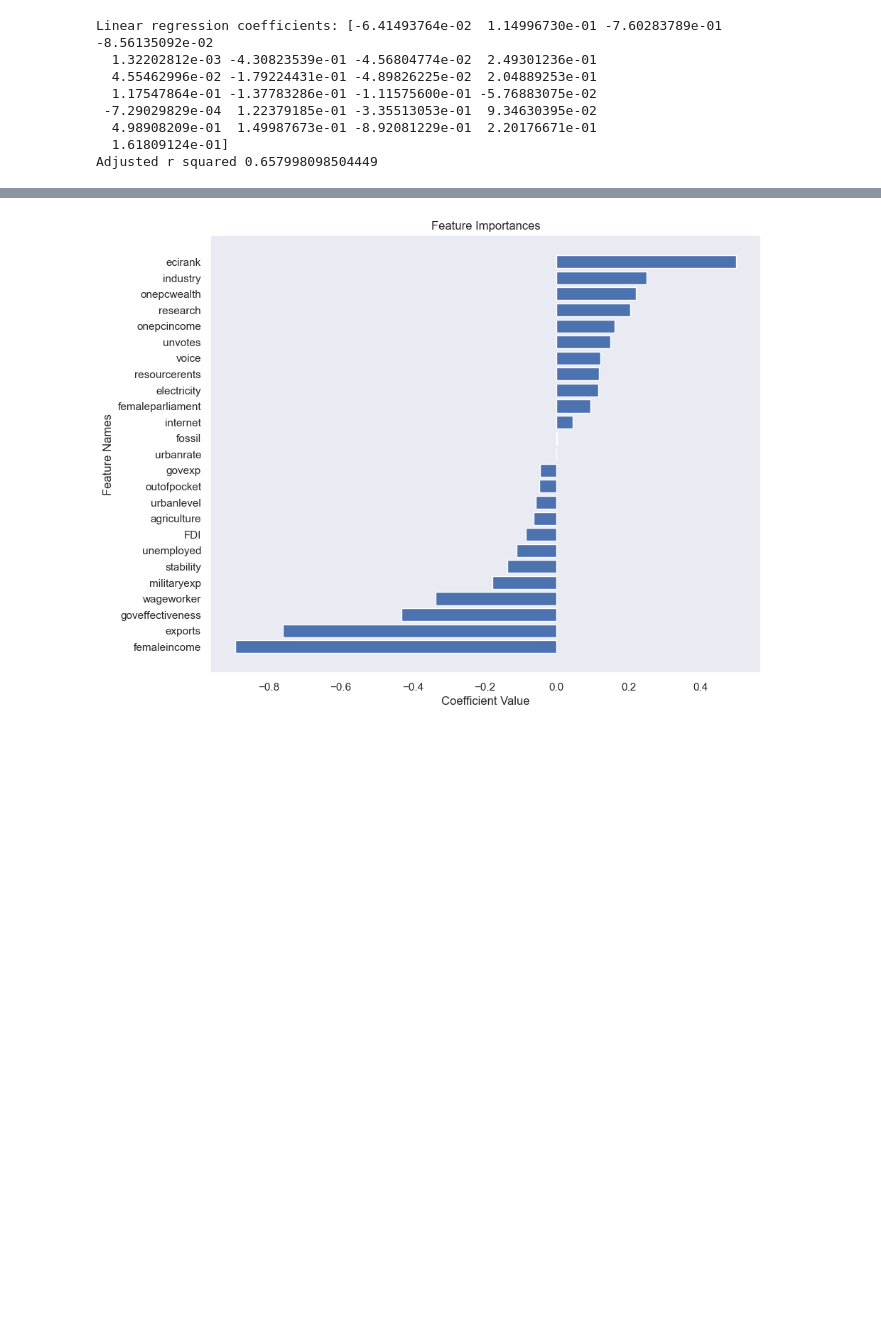
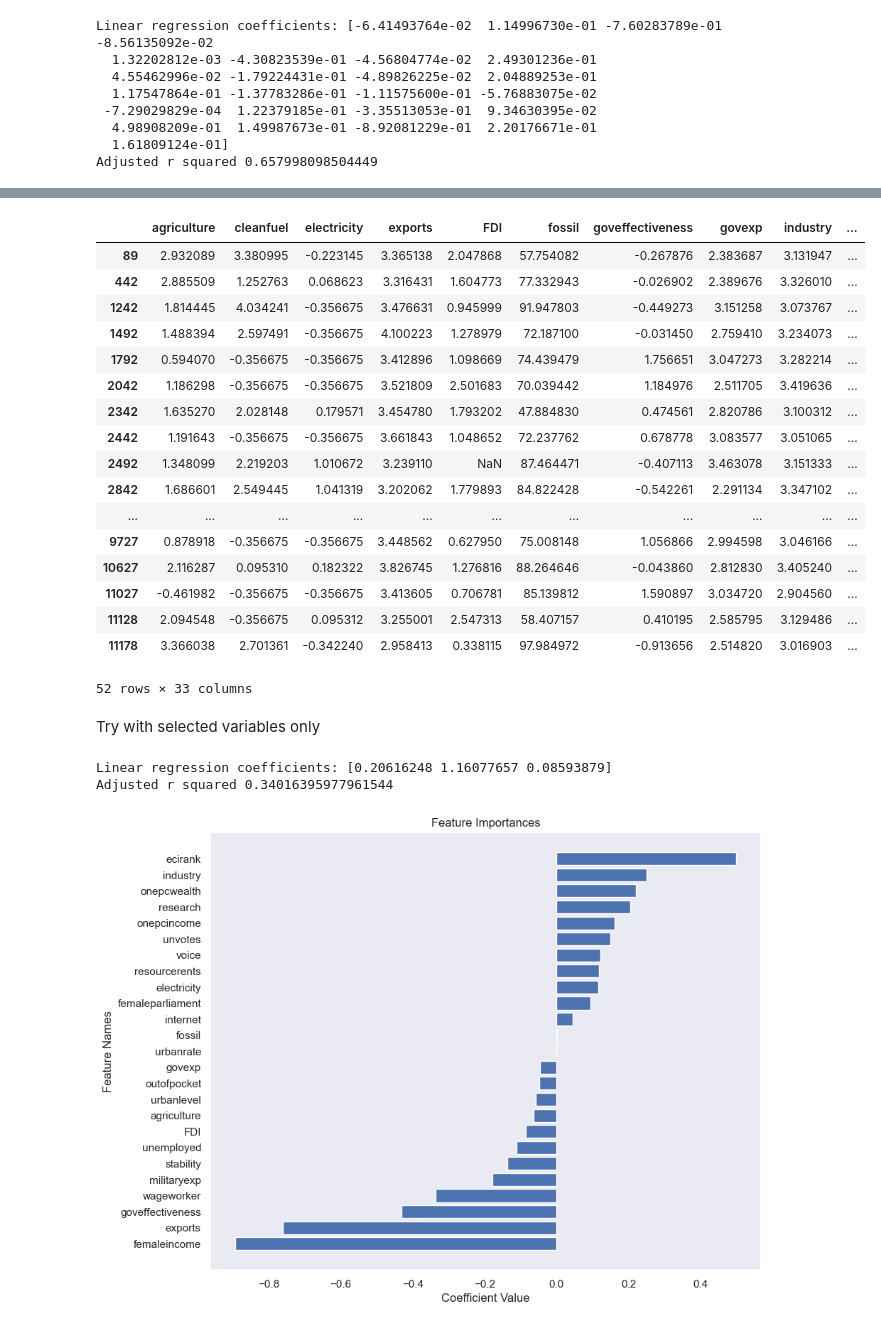
Before and after one commit to saviorand/provisioning-model, a Jupyter notebook: notebooks/provisioning.ipynb, the cells around one changed output, grey strips where cells are left out. Saved outputs shown, nothing was run; the diff lists cells and outputs as text; code cells hidden in the pictures; blank space fills up the shorter version.

```diff
--- a/notebooks/provisioning.ipynb
+++ b/notebooks/provisioning.ipynb
@@ -92,8 +103,27 @@ for outcome in outcome_variables:
     summary_dfs[outcome] = summary_df
+# %%
+summary_dfs_2012 = {}
+indicator_dfs_2012 = {}
+outcome_dfs_2012 = {}
+for outcome in outcome_variables:
+    outcome_df_with_metadata_2012 = outcome_dfs_with_metadata_2012[outcome]
+    outcome_df_2012 = outcome_df_with_metadata_2012[f"{outcome}_df"]
+    outcome_indicators_2012 = outcome_df_with_metadata_2012[f"{outcome}_indicators"]
+    outcome_outcomes_2012 = outcome_df_with_metadata_2012[f"{outcome}_outcome"]
+    outcome_countries_2012 = outcome_df_with_metadata_2012[f"{outcome}_countries"]
+    outcome_all_variables_2012 = outcome_df_with_metadata_2012[f"{outcome}_variables"]
+    indicator_dfs_2012[outcome] = outcome_indicators_2012
+    outcome_dfs_2012[outcome] = outcome_outcomes_2012
+    summary_df_2012 = create_summary_df(outcome_df_2012, outcome_countries_2012, outcome_all_variables_2012)
+    summary_dfs_2012[outcome] = summary_df_2012
 # %%
 lifeexp_summary = summary_dfs['lifeexpectancy_over_energy']
 lifeexp_indicators = indicator_dfs['lifeexpectancy_over_energy']
 lifeexp_outcomes = outcome_dfs['lifeexpectancy_over_energy']
+# %%
+lifeexp_summary_2012 = summary_dfs_2012['lifeexpectancy_over_energy']
+lifeexp_indicators_2012 = indicator_dfs_2012['lifeexpectancy_over_energy']
+lifeexp_outcomes_2012 = outcome_dfs_2012['lifeexpectancy_over_energy']
 # %% [markdown]
 Plot the number of observations, countries and years for each outcome variable
 # %%
@@ -206,3 +280,19 @@ print(len(indicators_lifeexp_over_energy_important.columns), len(lifeexp_indicat
 Important features: [(0, -0.03956247681227295), (2, 0.14739029224176947), (3, -0.3058383920439079), (4, -0.0806952181660111), (5, 0.012897412537410552), (6, -0.27353011122751714), (7, -0.0030578972164 ...
 1.907523400480515
 25 30
+# %%
+lifeexp_lasso_2012 = Pipeline([('imputer', KNNImputer(n_neighbors=5)), ('scaler', StandardScaler()),
+                               ('model', Lasso(max_iter=10000, alpha=0.01))])
+lifeexp_lasso_2012.fit(lifeexp_indicators_2012, lifeexp_outcomes_2012)
+lifeexp_lasso_coef_2012 = lifeexp_lasso_2012.named_steps['model'].coef_
+
+important_features_2012 = []
+for i, coef in enumerate(lifeexp_lasso_coef_2012):
+    if coef != 0:
+        important_features_2012.append((i, coef))
+
+print("Important features:", important_features_2012)
+print(lifeexp_lasso_2012.named_steps['model'].intercept_)
+indicators_lifeexp_over_energy_important_2012 = lifeexp_indicators_2012.iloc[:,
+                                                [i for i, coef in important_features_2012]]
+print(len(indicators_lifeexp_over_energy_important_2012.columns), len(lifeexp_indicators_2012.columns))
@@ -238,3 +339,38 @@ Adjusted r squared 0.657998098504449
+# %%
+lifeexp_indicators_2012
+# %% [output]
+|  | agriculture | cleanfuel | electricity | exports | FDI | fossil | goveffectiveness | govexp | industry | ... |
+| 89 | 2.932089 | 3.380995 | -0.223145 | 3.365138 | 2.047868 | 57.754082 | -0.267876 | 2.383687 | 3.131947 | ... |
+| 442 | 2.885509 | 1.252763 | 0.068623 | 3.316431 | 1.604773 | 77.332943 | -0.026902 | 2.389676 | 3.326010 | ... |
+| 1242 | 1.814445 | 4.034241 | -0.356675 | 3.476631 | 0.945999 | 91.947803 | -0.449273 | 3.151258 | 3.073767 | ... |
+| 1492 | 1.488394 | 2.597491 | -0.356675 | 4.100223 | 1.278979 | 72.187100 | -0.031450 | 2.759410 | 3.234073 | ... |
+| 1792 | 0.594070 | -0.356675 | -0.356675 | 3.412896 | 1.098669 | 74.439479 | 1.756651 | 3.047273 | 3.282214 | ... |
+| 2042 | 1.186298 | -0.356675 | -0.356675 | 3.521809 | 2.501683 | 70.039442 | 1.184976 | 2.511705 | 3.419636 | ... |
+| 2342 | 1.635270 | 2.028148 | 0.179571 | 3.454780 | 1.793202 | 47.884830 | 0.474561 | 2.820786 | 3.100312 | ... |
+| 2442 | 1.191643 | -0.356675 | -0.356675 | 3.661843 | 1.048652 | 72.237762 | 0.678778 | 3.083577 | 3.051065 | ... |
+| 2492 | 1.348099 | 2.219203 | 1.010672 | 3.239110 | NaN | 87.464471 | -0.407113 | 3.463078 | 3.151333 | ... |
+| 2842 | 1.686601 | 2.549445 | 1.041319 | 3.202062 | 1.779893 | 84.822428 | -0.542261 | 2.291134 | 3.347102 | ... |
+| ... | ... | ... | ... | ... | ... | ... | ... | ... | ... | ... |
+| 9727 | 0.878918 | -0.356675 | -0.356675 | 3.448562 | 0.627950 | 75.008148 | 1.056866 | 2.994598 | 3.046166 | ... |
+| 10627 | 2.116287 | 0.095310 | 0.182322 | 3.826745 | 1.276816 | 88.264646 | -0.043860 | 2.812830 | 3.405240 | ... |
+| 11027 | -0.461982 | -0.356675 | -0.356675 | 3.413605 | 0.706781 | 85.139812 | 1.590897 | 3.034720 | 2.904560 | ... |
+| 11128 | 2.094548 | -0.356675 | 0.095312 | 3.255001 | 2.547313 | 58.407157 | 0.410195 | 2.585795 | 3.129486 | ... |
+| 11178 | 3.366038 | 2.701361 | -0.342240 | 2.958413 | 0.338115 | 97.984972 | -0.913656 | 2.514820 | 3.016903 | ... |
+52 rows × 33 columns
+# %% [markdown]
+Try with selected variables only
+# %%
+indicators_lifeexp_over_energy_2012_selected = lifeexp_indicators_2012.loc[:,
+                                               ['goveffectiveness', 'onepcincome', 'resourcerents']]
+lifeexp_linear_selected_2012 = Pipeline([('imputer', KNNImputer(n_neighbors=5)), ('model', LinearRegression())])
+lifeexp_linear_selected_2012.fit(indicators_lifeexp_over_energy_2012_selected, lifeexp_outcomes_2012)
+lifeexp_linear_selected_coef_2012 = lifeexp_linear_selected_2012.named_steps['model'].coef_
+print("Linear regression coefficients:", lifeexp_linear_selected_coef_2012)
+print("Adjusted r squared",
+      lifeexp_linear_selected_2012.score(indicators_lifeexp_over_energy_2012_selected, lifeexp_outcomes_2012))
+# %% [output]
+Linear regression coefficients: [0.20616248 1.16077657 0.08593879]
+Adjusted r squared 0.34016395977961544
 # %%
 from matplotlib import pyplot as plt
 
```
Also changed, not shown: parts of 9 cells of this notebook.
